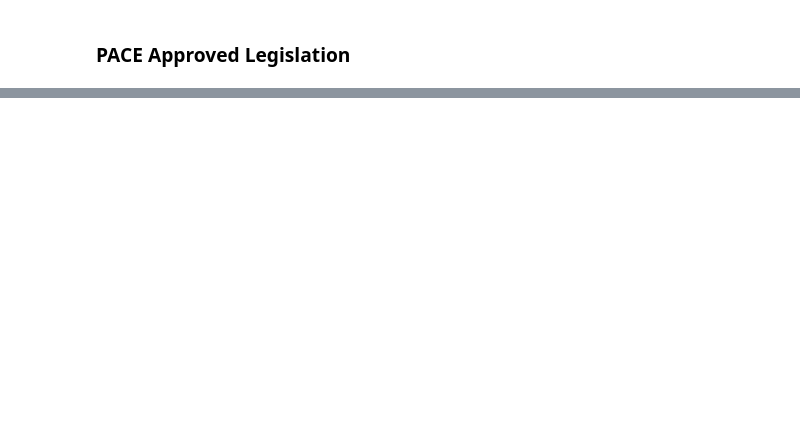
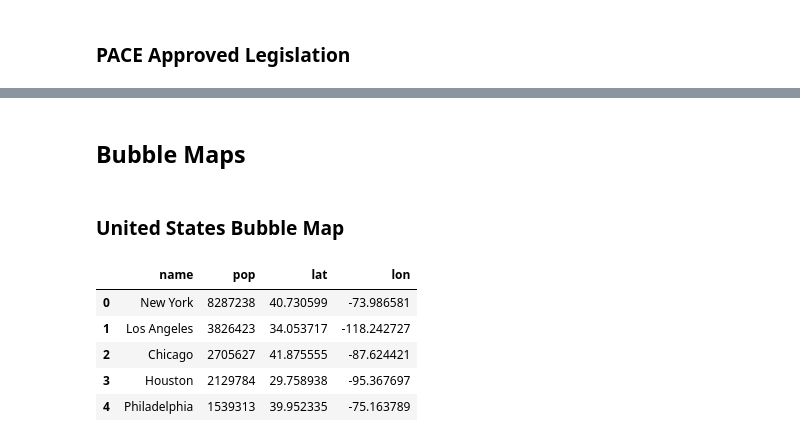
Before and after one commit to Zhenmao/Learning-Plotly, a Jupyter notebook: Maps.ipynb, the cells around one changed output, grey strips where cells are left out. Saved outputs shown, nothing was run; the diff lists cells and outputs as text; code cells hidden in the pictures; blank space fills up the shorter version.

Commit message:
Add bubble maps

```diff
--- a/Maps.ipynb
+++ b/Maps.ipynb
@@ -210,3 +210,17 @@ fig = go.Figure(data=data, layout=layout)
 plotly.offline.iplot(fig)
 # %% [output]
 [interactive output not drawn]
+# %% [markdown]
+## Bubble Maps
+# %% [markdown]
+### United States Bubble Map
+# %%
+df = pd.read_csv('https://raw.githubusercontent.com/plotly/datasets/master/2014_us_cities.csv')
+df.head()
+# %% [output]
+|  | name | pop | lat | lon |
+| 0 | New York | 8287238 | 40.730599 | -73.986581 |
+| 1 | Los Angeles | 3826423 | 34.053717 | -118.242727 |
+| 2 | Chicago | 2705627 | 41.875555 | -87.624421 |
+| 3 | Houston | 2129784 | 29.758938 | -95.367697 |
+| 4 | Philadelphia | 1539313 | 39.952335 | -75.163789 |
```
Also changed, not shown: parts of 1 cell of this notebook.
